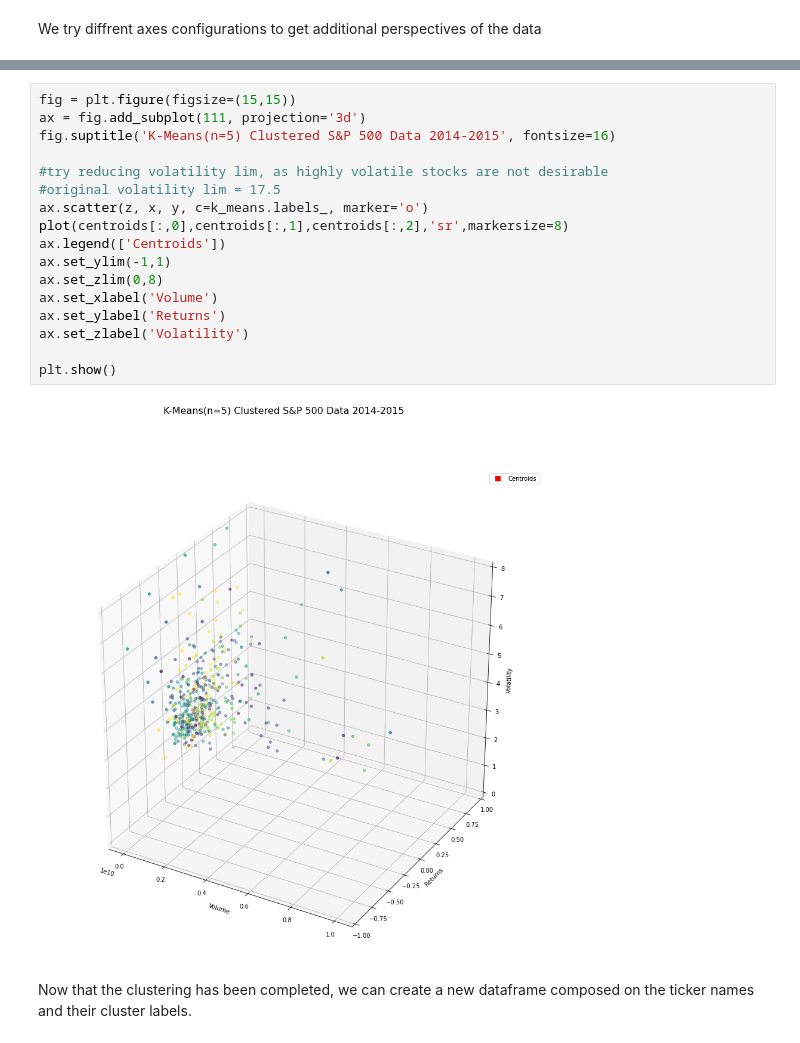
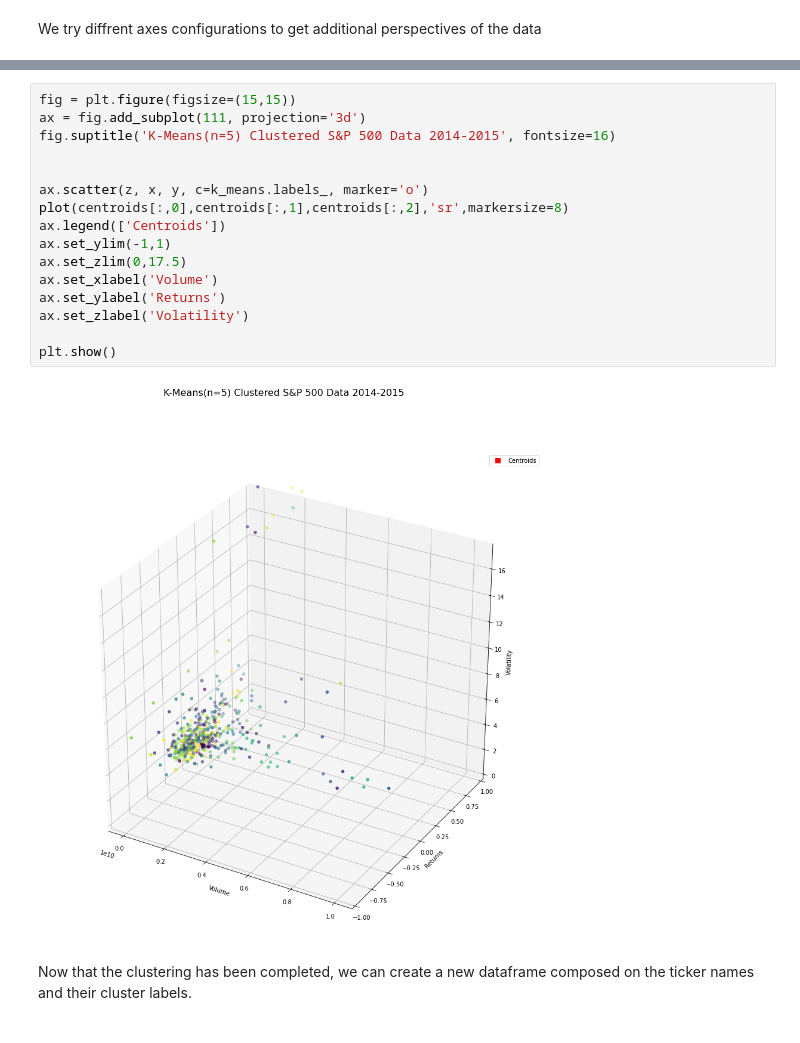
Before and after one commit to CAP4770-group9-project/final-project, a Jupyter notebook: k-means-clustering.ipynb, the cells around one changed output, grey strips where cells are left out. Saved outputs shown, nothing was run; the diff lists cells and outputs as text.

```diff
--- a/k-means-clustering.ipynb
+++ b/k-means-clustering.ipynb
@@ -492,22 +492,21 @@ plt.show()
 # %%
 fig = plt.figure(figsize=(15,15))
 ax = fig.add_subplot(111, projection='3d')
 fig.suptitle('K-Means(n=5) Clustered S&P 500 Data 2014-2015', fontsize=16)
 
-#try reducing volatility lim, as highly volatile stocks are not desirable
-#original volatility lim = 17.5
+
 ax.scatter(z, x, y, c=k_means.labels_, marker='o')
 plot(centroids[:,0],centroids[:,1],centroids[:,2],'sr',markersize=8)
 ax.legend(['Centroids'])
 ax.set_ylim(-1,1)
-ax.set_zlim(0,8)
+ax.set_zlim(0,17.5)
 ax.set_xlabel('Volume')
 ax.set_ylabel('Returns')
 ax.set_zlabel('Volatility')
 
 plt.show()
 # %% [output]
-[figure, old version]
+[figure, new version]
 # %% [markdown]
 Now that the clustering has been completed, we can create a new dataframe composed on the ticker names and their cluster labels.
 # %%
```
Also changed, not shown: parts of 16 cells of this notebook.
